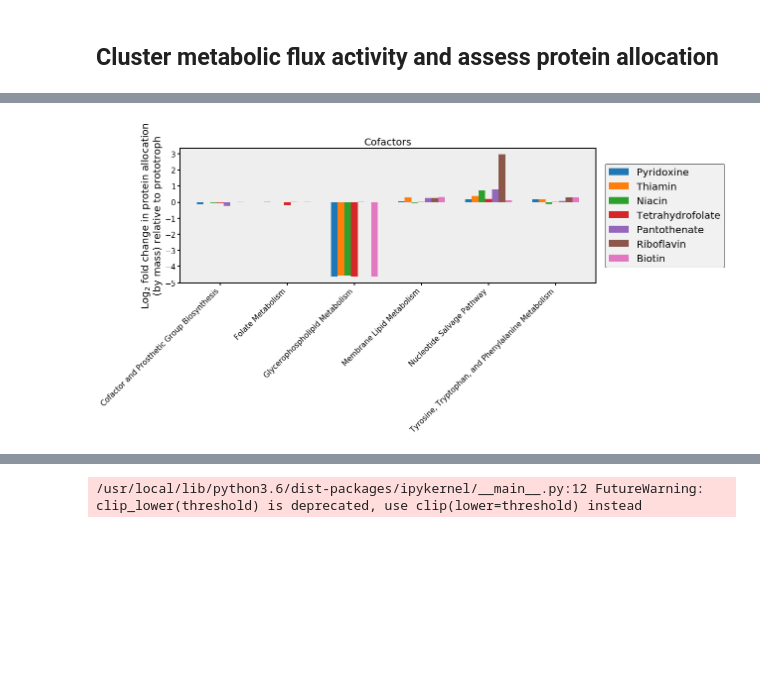
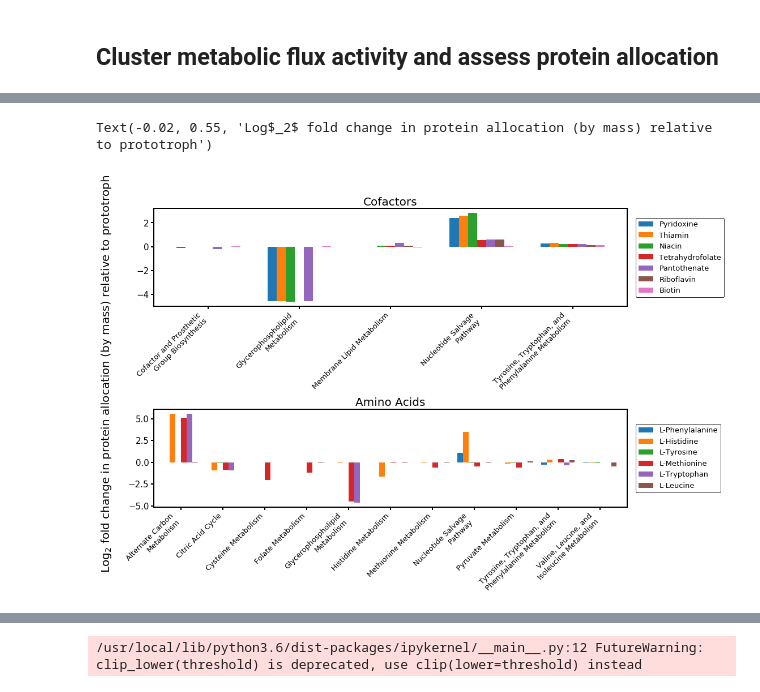
Before and after one commit to coltonlloyd/me_biomass, a Jupyter notebook: me_cofactor/analayze_auxotroph_titration.ipynb, the cells around one changed output, grey strips where cells are left out. Cells and saved outputs as stored; diff of their text form; code cells hidden in the pictures; blank space fills up the shorter version.

```diff
--- a/me_cofactor/analayze_auxotroph_titration.ipynb
+++ b/me_cofactor/analayze_auxotroph_titration.ipynb
@@ -54,6 +59,20 @@ met_to_name = {'2dmmq8': '2-Demethyl-\nmenaquinone 8',
  'trp__L': 'L-Tryptophan',
  'tyr__L': 'L-Tyrosine',
  'val__L': 'L-Valine'}
+# %%
+synonym_df = pd.DataFrame()
+cof_index = 0
+aa_index = 0
+for i, v in met_to_name.items():
+    if i in aas:
+        synonym_df.loc[aa_index, 'aa'] = v
+        synonym_df.loc[aa_index, 'aa_bigg'] = i
+        aa_index += 1
+    else:
+        synonym_df.loc[cof_index, 'cofactor'] = v
+        synonym_df.loc[cof_index, 'cof_bigg'] = i
+        cof_index+=1
+synonym_df.to_csv('/home/sbrg-cjlloyd/Dropbox/_me_cofactor_manuscript/Supplement/nutrient_to_name.csv')
 # %%
 with open('/home/sbrg-cjlloyd/multime/multime/iJL1678b_ML_KO_keffs.pickle', 'rb') as f:
     me = pickle.load(f)
@@ -687,7 +639,8 @@ cog_annot_df = pd.read_csv('/home/sbrg-cjlloyd/ecolime/ecolime/characterization/
 cog_annot_df = cog_annot_df.set_index('locus')
 default_cog_dict = {}
 sol = cobra.core.Solution(.1, x_dict=default_series.to_dict(), status='optimal')
-default_cog_dict['default'] = get_protein_distribution(me, solution=sol, cog_df=cog_annot_df, groupby='Metabolic_Subsystem')
+default_cog_dict['default'] = get_protein_distribution(me, solution=sol, cog_df=cog_annot_df,
+                                                       groupby='Metabolic_Subsystem')
 default_cog_df = pd.DataFrame.from_dict(default_cog_dict) / default_series['biomass_dilution']
 # %%
 all_df = pd.DataFrame()
@@ -700,15 +653,36 @@ for i in cog_df[[i for i in cog_df.columns if '1.0' in i]].columns:
     #ax.set_title(i)
 all_df.drop('Transport, Outer Membrane Porin', inplace=True, axis=1)
 # %%
-cols_to_use = all_df.loc[cofs][abs(all_df.loc[cofs])>.1].dropna(how='all', axis=1).columns
+import textwrap
+wrapper = textwrap.TextWrapper(width=25)
+fig, axes = plt.subplots(2, 1, figsize=(15, 10))
+cols_to_use = all_df.loc[cofs][abs(all_df.loc[cofs])>.2].dropna(how='all', axis=1).columns
 filt_df = all_df.loc[cofs][cols_to_use]
 filt_df = filt_df.rename(lambda x: met_to_name.get(x.split('(')[0], x))
 filt_df = filt_df.rename(lambda x: met_to_name.get(x.split('(')[0] + '__L', x))
 filt_df = filt_df.rename(lambda x: met_to_name.get(x.split('(')[0] + '__R', x))
-ax = filt_df.T.plot(kind='bar', width=.7)
-ax.legend(bbox_to_anchor=(1.01,.5), loc='center left')
-ax.set_ylabel(r'Log$_2$ fold change in protein allocation'+ '\n(by mass) relative to prototroph')
+ax = filt_df.T.plot(kind='bar', width=.7, ax=axes[0])
+ax.legend(bbox_to_anchor=(1.01,.5), loc='center left', fontsize=13)
+#ax.set_ylabel(r'Log$_2$ fold change in protein allocation'+ '\n(by mass) relative to prototroph')
 ax.set_title('Cofactors')
-_ =ax.set_xticklabels(ax.get_xticklabels(), rotation=45, ha='right')
+_ =ax.set_xticklabels([wrapper.fill(i.get_text()) for i in ax.get_xticklabels()], rotation=45, ha='right',
+                     fontsize=13)
+
+cols_to_use = all_df.loc[aas][abs(all_df.loc[aas])>.2].dropna(how='all', axis=1).columns
+filt_df = all_df.loc[aas][cols_to_use]
+filt_df = filt_df.rename(lambda x: met_to_name.get(x.split('(')[0], x))
+filt_df = filt_df.rename(lambda x: met_to_name.get(x.split('(')[0] + '__L', x))
+filt_df = filt_df.rename(lambda x: met_to_name.get(x.split('(')[0] + '__R', x))
+ax=filt_df.T.plot(kind='bar', width=.8, ax=axes[1])
+ax.legend(bbox_to_anchor=(1.01,.5), loc='center left', fontsize=13)
+#ax.set_ylabel(r'Log$_2$ fold change in protein allocation'+ '\n(by mass) relative to prototroph')
+ax.set_title('Amino Acids')
+_ =ax.set_xticklabels([wrapper.fill(i.get_text()) for i in ax.get_xticklabels()], rotation=45, ha='right',
+                     fontsize=13)
+fig.tight_layout()
+
+fig.text(-.02, .55, r'Log$_2$ fold change in protein allocation (by mass) relative to prototroph', rotation=90,
+         horizontalalignment='center', verticalalignment='center', fontsize=20)
 # %% [output]
+Text(-0.02, 0.55, 'Log$_2$ fold change in protein allocation (by mass) relative to prototroph')
-[figure, old version]
+[figure, new version]
```
Also changed, not shown: parts of 19 cells of this notebook.
